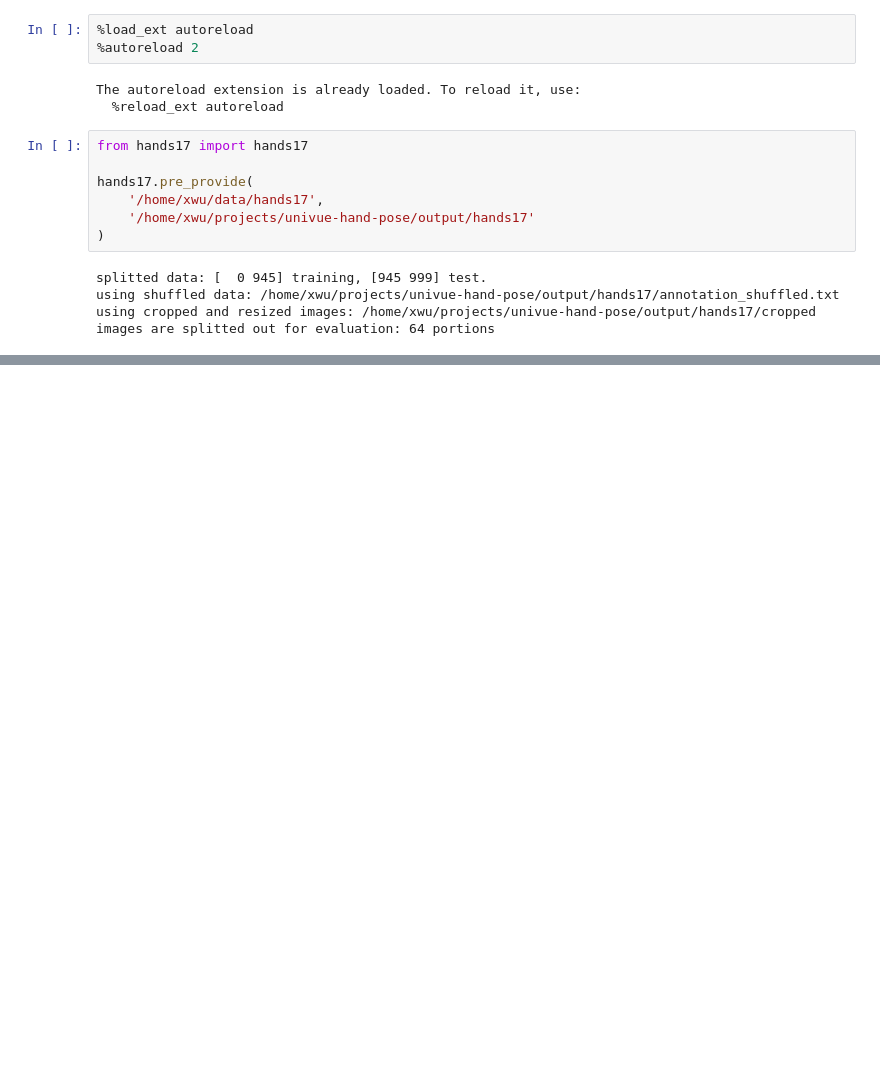
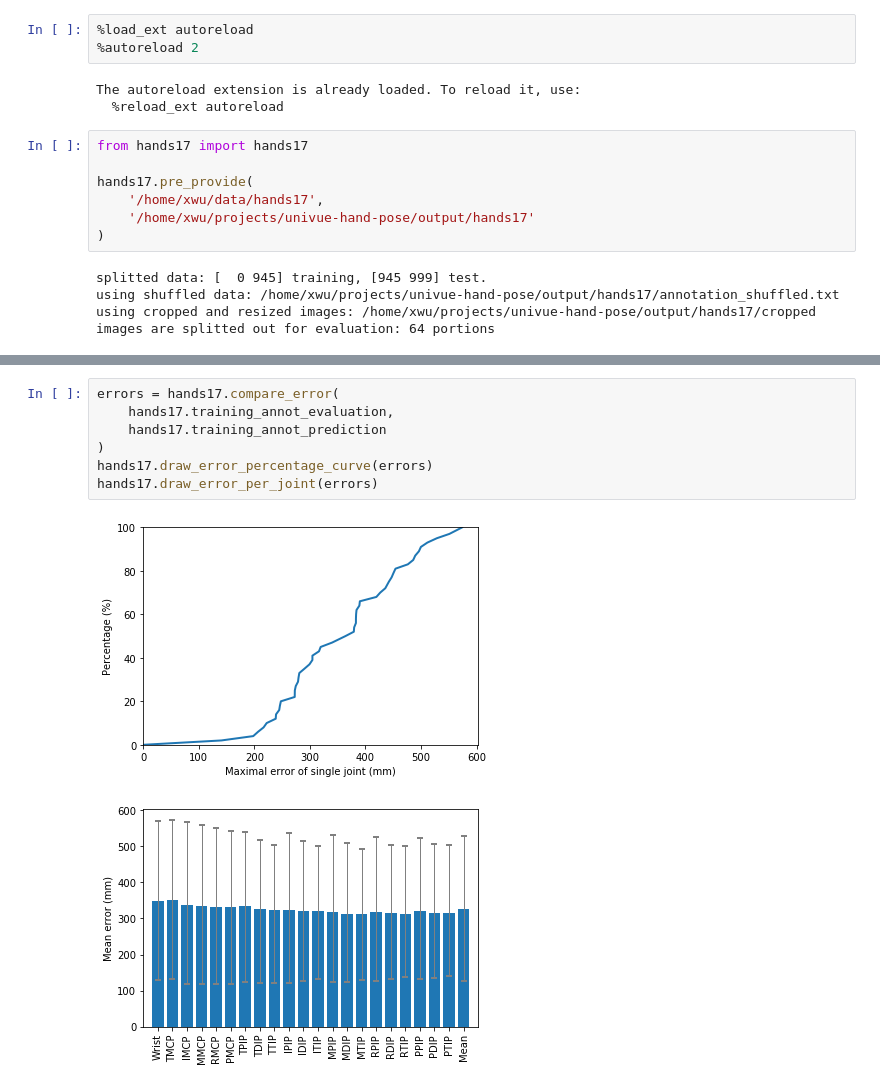
Before and after one commit to xkunwu/depth-hand, a Jupyter notebook: code/train/test_train.ipynb, the cells around one changed output, grey strips where cells are left out. Drawn from its saved outputs; the diff is of its cells as text; blank space fills up the shorter version.

```diff
--- a/code/train/test_train.ipynb
+++ b/code/train/test_train.ipynb
@@ -43,3 +28,13 @@ hands17.draw_error_percentage_curve(error_l)
+# %%
+errors = hands17.compare_error(
+    hands17.training_annot_evaluation,
+    hands17.training_annot_prediction
+)
+hands17.draw_error_percentage_curve(errors)
+hands17.draw_error_per_joint(errors)
+# %% [output]
+[figure, added]
+[figure, added]
 # %%
 hands17.draw_bbox_random()
 # %% [output]
```
Also changed, not shown: parts of 5 cells of this notebook, 4 other files.
